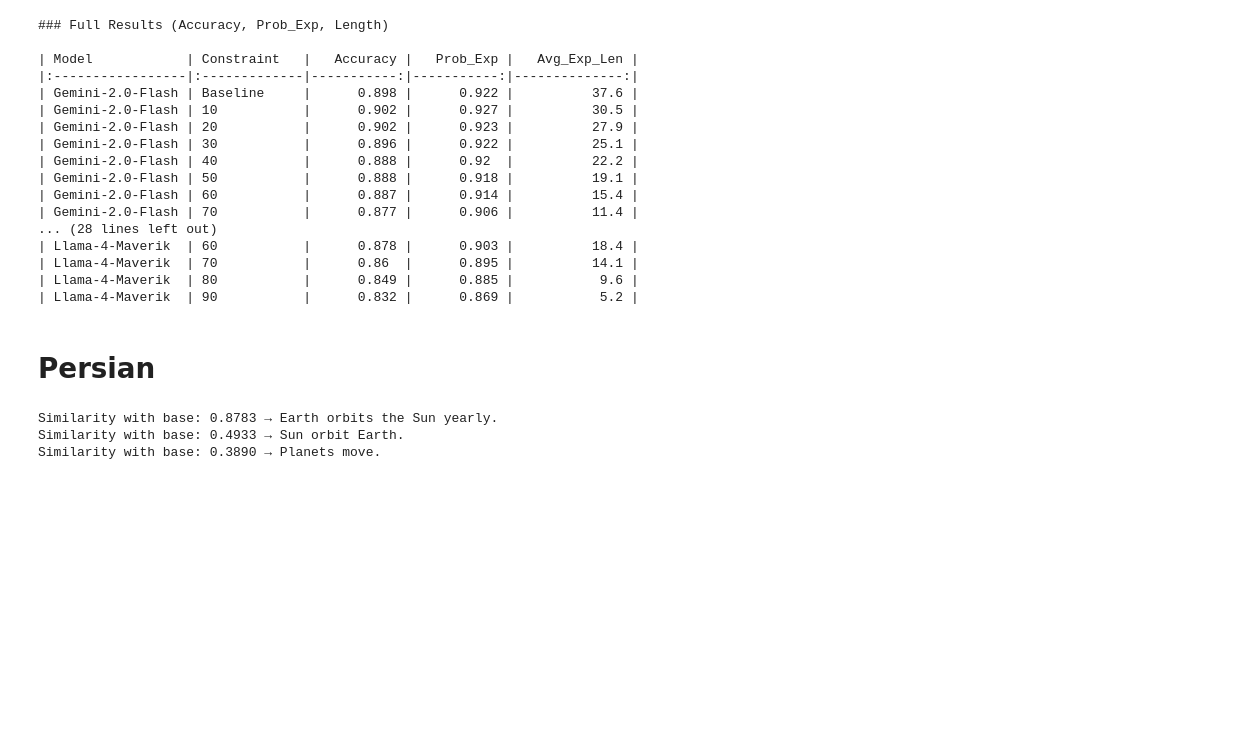
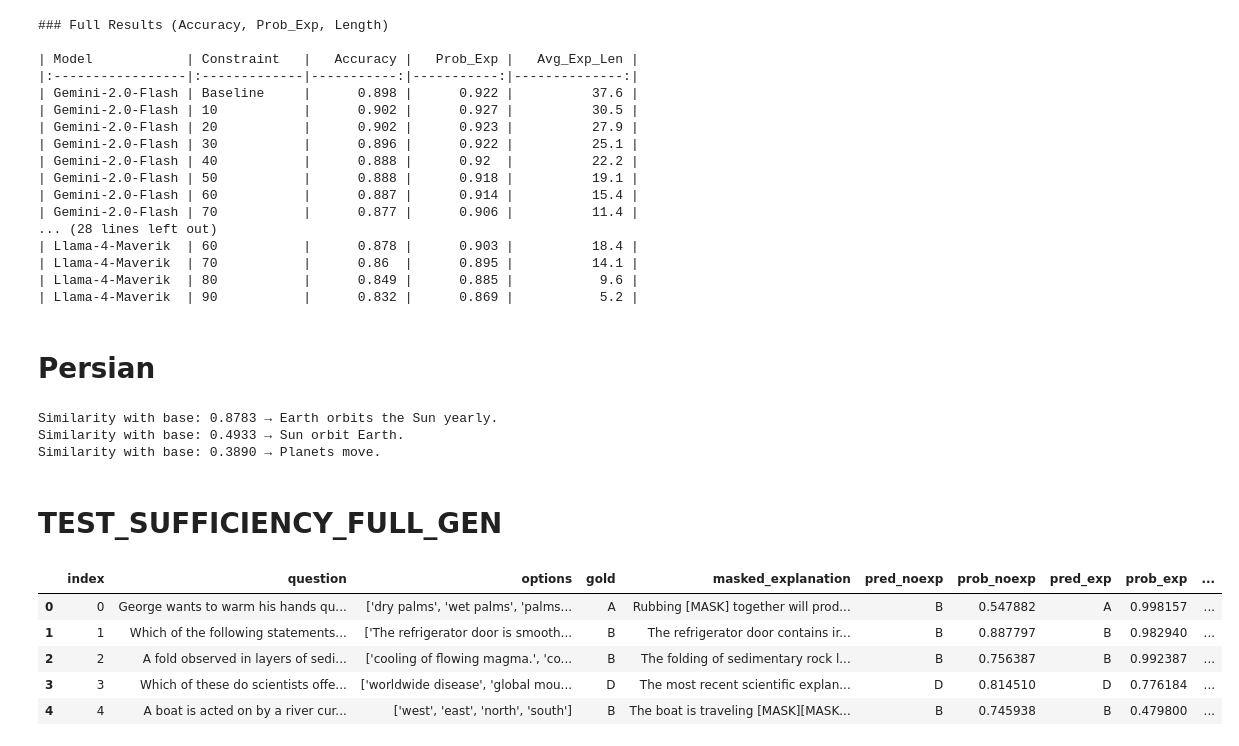
Before and after one commit to alizahedzadeh/LLM-Self-Explanation-IB-Bilingual, a Jupyter notebook: test_cns.ipynb, the cells around one changed output. Cells and saved outputs as stored; diff of their text form; code cells hidden in the pictures; blank space fills up the shorter version.

```diff
--- a/test_cns.ipynb
+++ b/test_cns.ipynb
@@ -1884,3 +1884,19 @@ for v, s in zip(variants, sims):
 Similarity with base: 0.8783 → Earth orbits the Sun yearly.
 Similarity with base: 0.4933 → Sun orbit Earth.
 Similarity with base: 0.3890 → Planets move.
+# %% [markdown]
+# TEST_SUFFICIENCY_FULL_GEN
+# %%
+path = "/home/a_zahedzadeh/self-explaination-thesis/results/models/evaluation/qwen_1.7B/en/claude/eval_claude_3_haiku_0.csv"
+
+import pandas as pd
+
+data = pd.read_csv(path)
+data.head()
+# %% [output]
+|  | index | question | options | gold | masked_explanation | pred_noexp | prob_noexp | pred_exp | prob_exp | ... |
+| 0 | 0 | George wants to warm his hands qu... | ['dry palms', 'wet palms', 'palms... | A | Rubbing [MASK] together will prod... | B | 0.547882 | A | 0.998157 | ... |
+| 1 | 1 | Which of the following statements... | ['The refrigerator door is smooth... | B | The refrigerator door contains ir... | B | 0.887797 | B | 0.982940 | ... |
+| 2 | 2 | A fold observed in layers of sedi... | ['cooling of flowing magma.', 'co... | B | The folding of sedimentary rock l... | B | 0.756387 | B | 0.992387 | ... |
+| 3 | 3 | Which of these do scientists offe... | ['worldwide disease', 'global mou... | D | The most recent scientific explan... | D | 0.814510 | D | 0.776184 | ... |
+| 4 | 4 | A boat is acted on by a river cur... | ['west', 'east', 'north', 'south'] | B | The boat is traveling [MASK][MASK... | B | 0.745938 | B | 0.479800 | ... |
```
Also changed, not shown: parts of 7 cells of this notebook.
